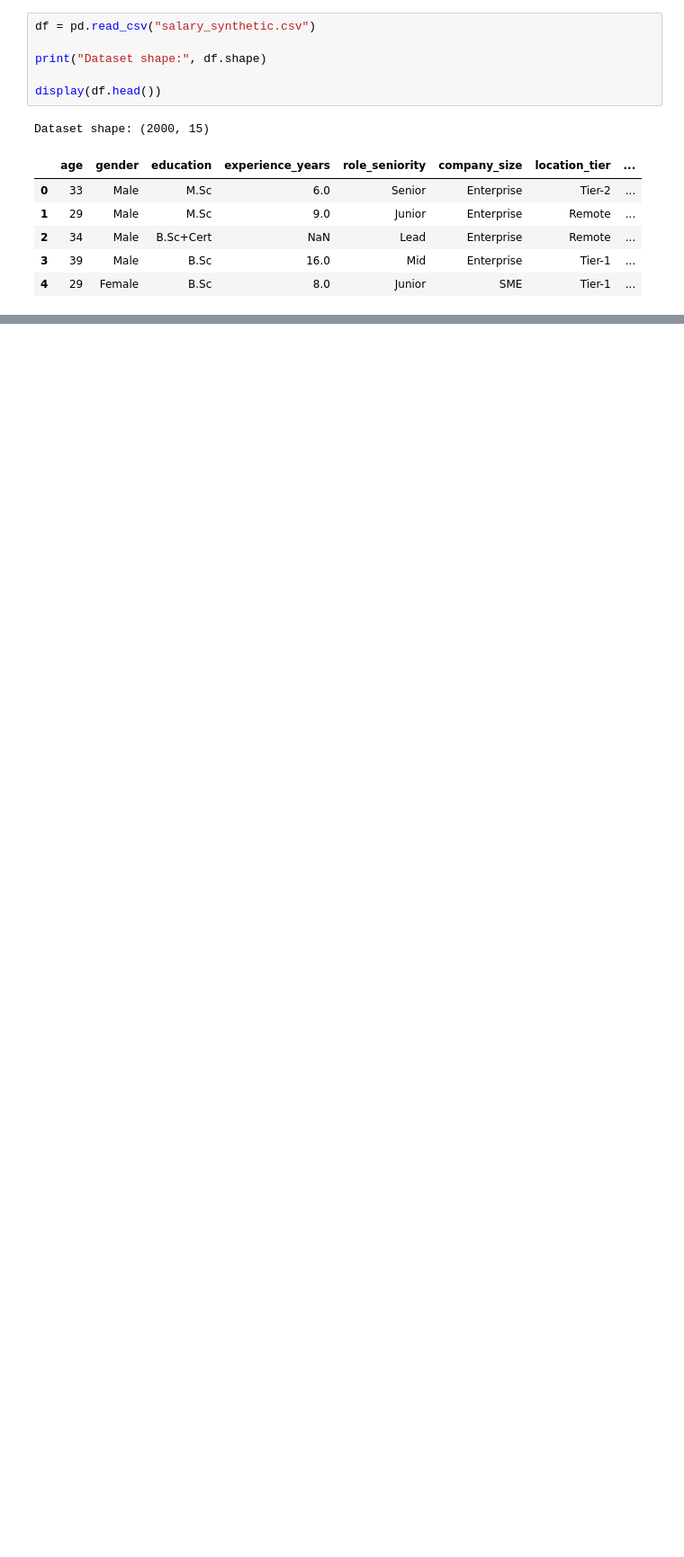
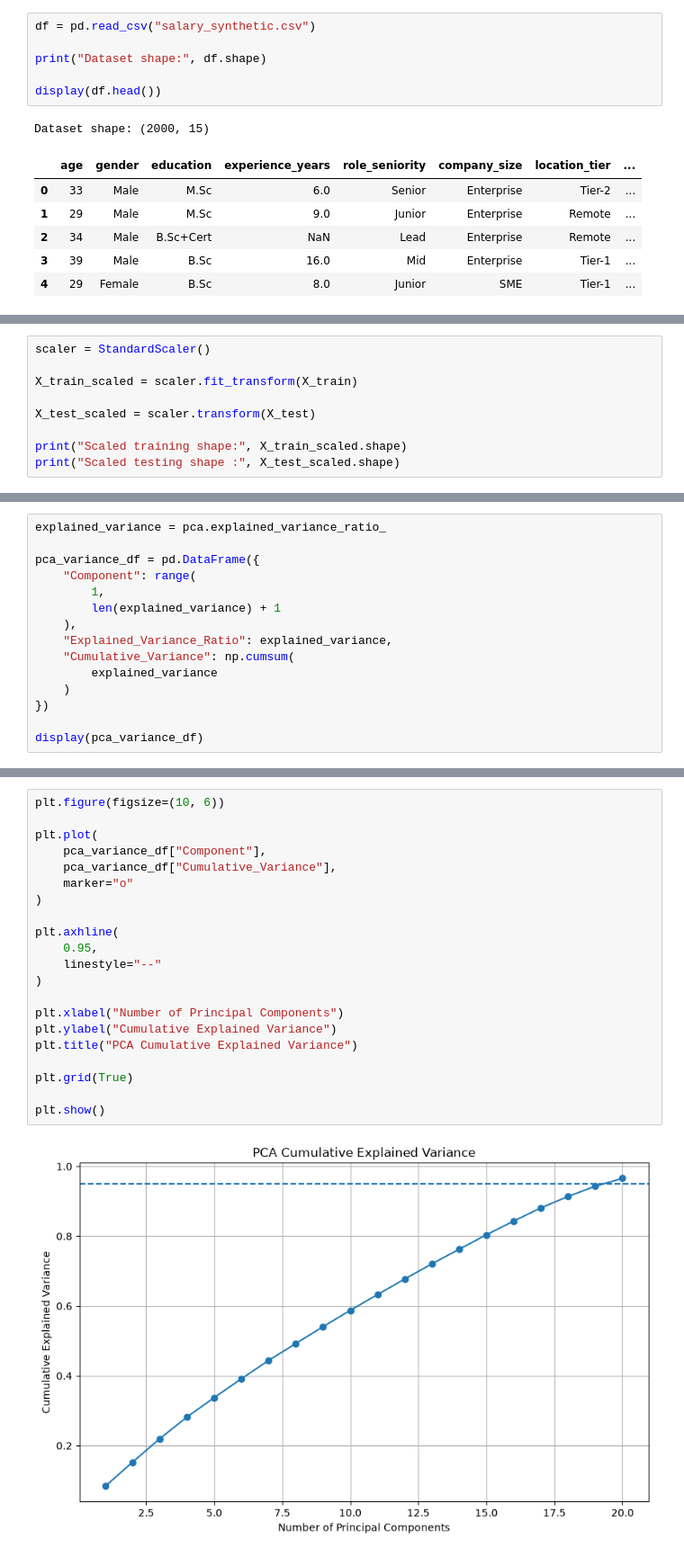
Before and after one commit to nguyenminhhieu108/Assign_ls3, a Jupyter notebook: mainLs3.ipynb, the cells around one changed output, grey strips where cells are left out. Shown at 90% size. Cells and saved outputs as stored; diff of their text form; blank space fills up the shorter version.

```diff
--- a/mainLs3.ipynb
+++ b/mainLs3.ipynb
@@ -57,0 +673,9 @@ Dataset shape: (2000, 15)
+# %%
+scaler = StandardScaler()
+
+X_train_scaled = scaler.fit_transform(X_train)
+
+X_test_scaled = scaler.transform(X_test)
+
+print("Scaled training shape:", X_train_scaled.shape)
+print("Scaled testing shape :", X_test_scaled.shape)
@@ -57,0 +714,15 @@ Dataset shape: (2000, 15)
+# %%
+explained_variance = pca.explained_variance_ratio_
+
+pca_variance_df = pd.DataFrame({
+    "Component": range(
+        1,
+        len(explained_variance) + 1
+    ),
+    "Explained_Variance_Ratio": explained_variance,
+    "Cumulative_Variance": np.cumsum(
+        explained_variance
+    )
+})
+
+display(pca_variance_df)
@@ -57,0 +747,23 @@ Dataset shape: (2000, 15)
+# %%
+plt.figure(figsize=(10, 6))
+
+plt.plot(
+    pca_variance_df["Component"],
+    pca_variance_df["Cumulative_Variance"],
+    marker="o"
+)
+
+plt.axhline(
+    0.95,
+    linestyle="--"
+)
+
+plt.xlabel("Number of Principal Components")
+plt.ylabel("Cumulative Explained Variance")
+plt.title("PCA Cumulative Explained Variance")
+
+plt.grid(True)
+
+plt.show()
+# %% [output]
+[figure, added]
```
Also changed, not shown: parts of 59 cells of this notebook.
